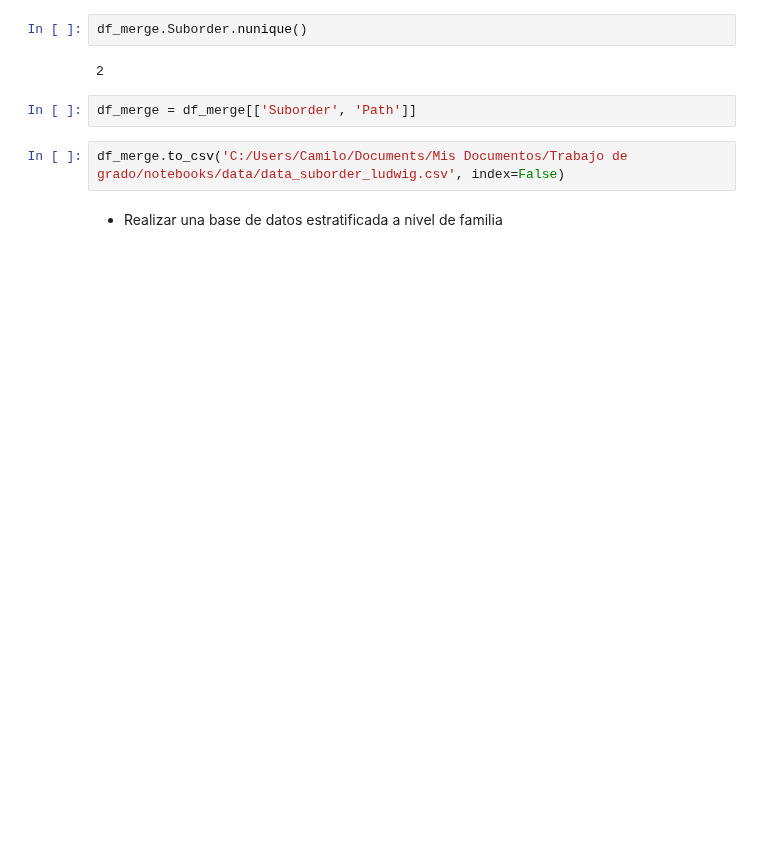
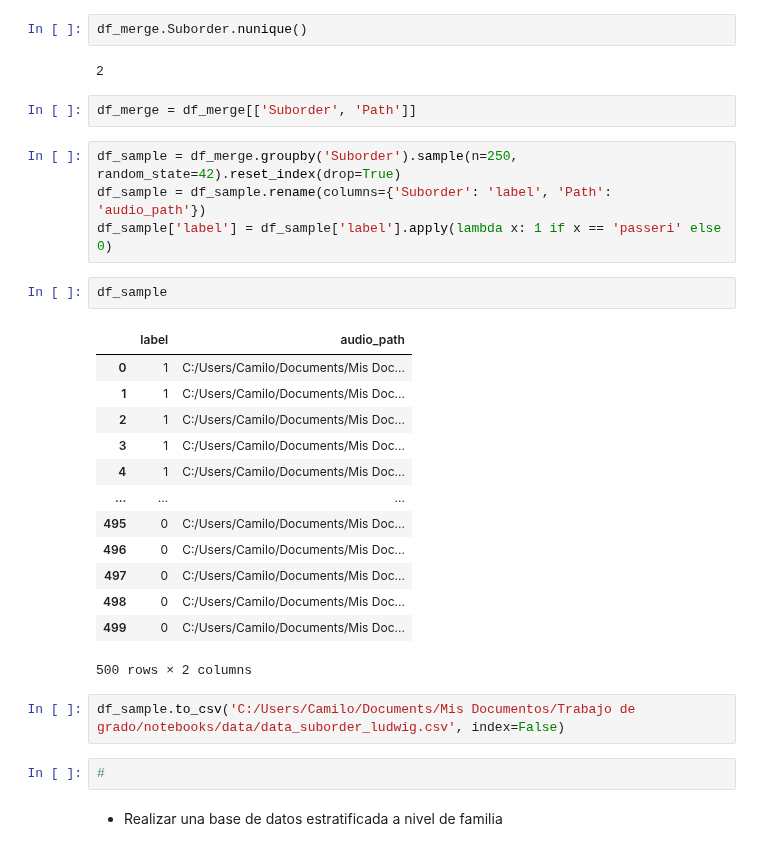
Before and after one commit to camiloacp/The-Evolutionary-Structure-of-Acoustic-Learnability-A-Deep-Learning-Approach-to-Neotropical-Birdsong, a Jupyter notebook: notebooks/03 Paths.ipynb, the cells around one changed output. Saved outputs shown, nothing was run; the diff lists cells and outputs as text; blank space fills up the shorter version.

Commit message:
ludwig

```diff
--- a/notebooks/03 Paths.ipynb
+++ b/notebooks/03 Paths.ipynb
@@ -98,7 +98,29 @@ df_merge.Suborder.nunique()
 2
 # %%
 df_merge = df_merge[['Suborder', 'Path']]
+# %%
+df_sample = df_merge.groupby('Suborder').sample(n=250, random_state=42).reset_index(drop=True)
+df_sample = df_sample.rename(columns={'Suborder': 'label', 'Path': 'audio_path'})
+df_sample['label'] = df_sample['label'].apply(lambda x: 1 if x == 'passeri' else 0)
+# %%
+df_sample
+# %% [output]
+|  | label | audio_path |
+| 0 | 1 | C:/Users/Camilo/Documents/Mis Doc... |
+| 1 | 1 | C:/Users/Camilo/Documents/Mis Doc... |
+| 2 | 1 | C:/Users/Camilo/Documents/Mis Doc... |
+| 3 | 1 | C:/Users/Camilo/Documents/Mis Doc... |
+| 4 | 1 | C:/Users/Camilo/Documents/Mis Doc... |
+| ... | ... | ... |
+| 495 | 0 | C:/Users/Camilo/Documents/Mis Doc... |
+| 496 | 0 | C:/Users/Camilo/Documents/Mis Doc... |
+| 497 | 0 | C:/Users/Camilo/Documents/Mis Doc... |
+| 498 | 0 | C:/Users/Camilo/Documents/Mis Doc... |
+| 499 | 0 | C:/Users/Camilo/Documents/Mis Doc... |
+500 rows × 2 columns
 # %%
-df_merge.to_csv('C:/Users/Camilo/Documents/Mis Documentos/Trabajo de grado/notebooks/data/data_suborder_ludwig.csv', index=False)
+df_sample.to_csv('C:/Users/Camilo/Documents/Mis Documentos/Trabajo de grado/notebooks/data/data_suborder_ludwig.csv', index=False)
+# %%
+#
 # %% [markdown]
 * Realizar una base de datos estratificada a nivel de familia
```
Also changed, not shown: parts of 1 cell of this notebook, 4 other files.
